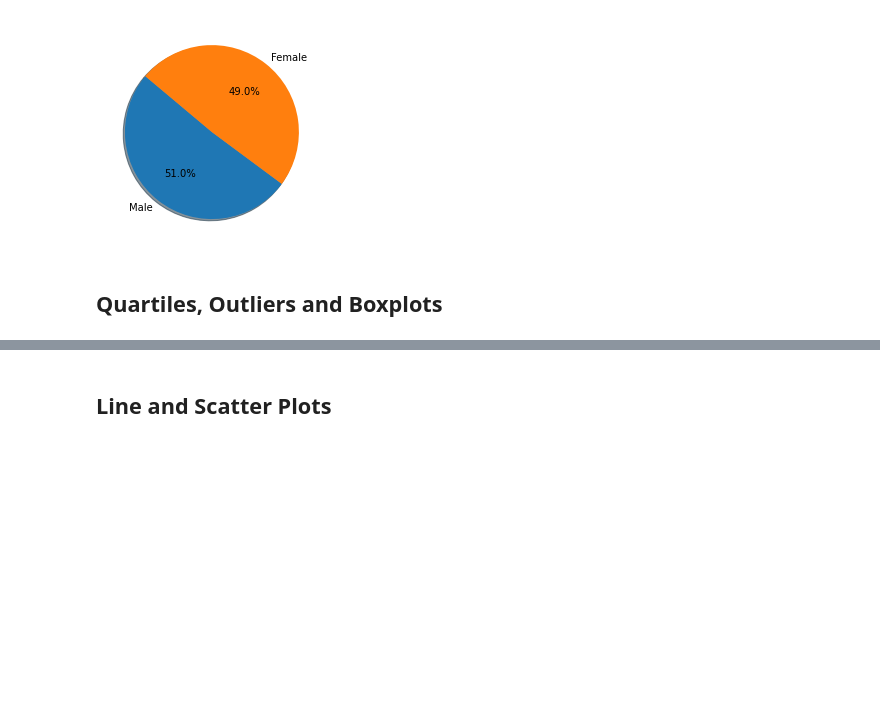
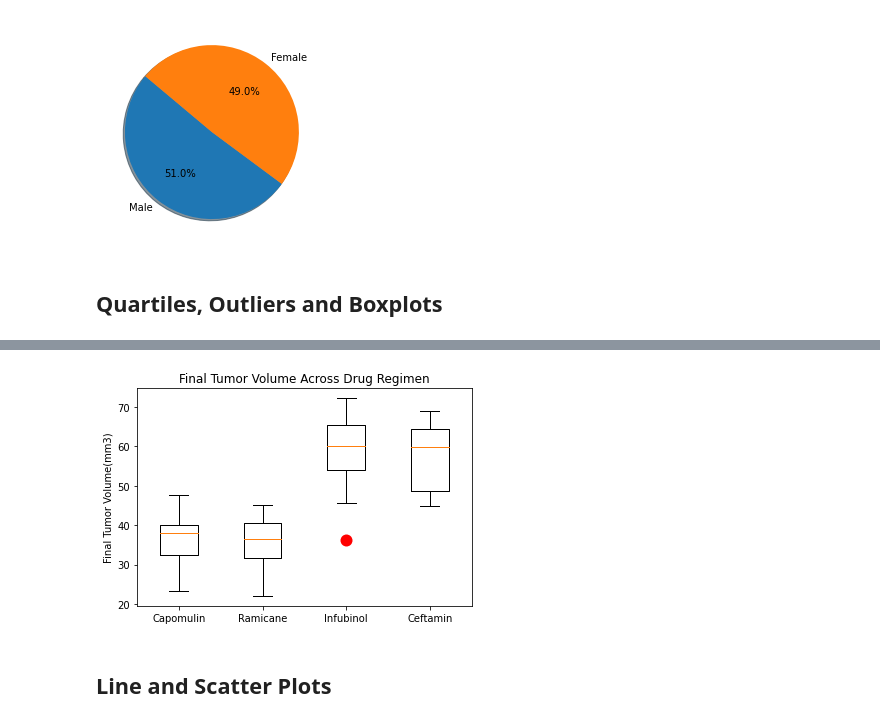
Before and after one commit to KristenScaletta/matplotlib_challenge, a Jupyter notebook: pymaceuticals.ipynb, the cells around one changed output, grey strips where cells are left out. Cells and saved outputs as stored; diff of their text form; code cells hidden in the pictures; blank space fills up the shorter version.

```diff
--- a/pymaceuticals.ipynb
+++ b/pymaceuticals.ipynb
@@ -268,17 +265,6 @@ tumor_volume
 # %%
 # Put treatments into a list for for loop (and later for plot labels)
-
+treatments = ['Capomulin', 'Ramicane', 'Infubinol', 'Ceftamin']
 
 # Create empty list to fill with tumor vol data (for plotting)
 tumor_vol_data = []
-
-# Calculate the IQR and quantitatively determine if there are any potential outliers.
-
-
-    # Locate the rows which contain mice on each drug and get the tumor volumes
-
-
-    # add subset
-
-
-    # Determine outliers using upper and lower bounds
@@ -285,4 +290,12 @@ tumor_vol_data = []
 # %%
-# Generate a box plot of the final tumor volume of each mouse across four regimens of interest
+# Generate a box plot of the final tumor volume of each mouse across four regimens of interest.
+
+flierprops = dict(marker='o', markerfacecolor='red', markersize=12, markeredgecolor='none')
+plt.boxplot(tumor_vol_data, labels = treatments, flierprops=flierprops )#.set_title('Final Tumor Volume Across Drug Regimen')
+plt.title('Final Tumor Volume Across Drug Regimen')
+plt.ylabel('Final Tumor Volume(mm3)')
+plt.show()
+# %% [output]
+[figure, added]
 # %% [markdown]
 ## Line and Scatter Plots
```
Also changed, not shown: parts of 12 cells of this notebook.
